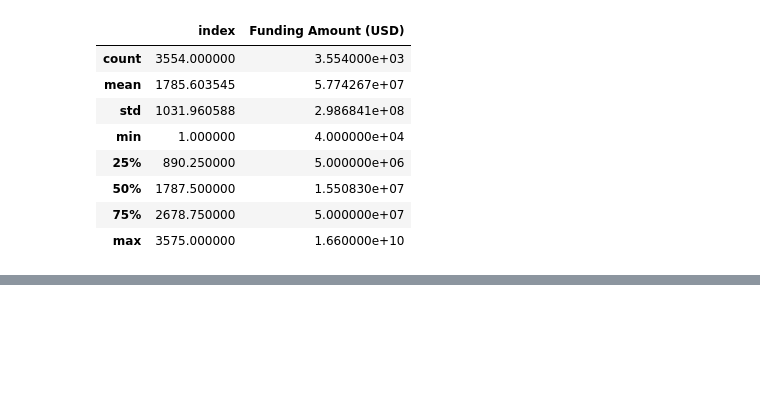
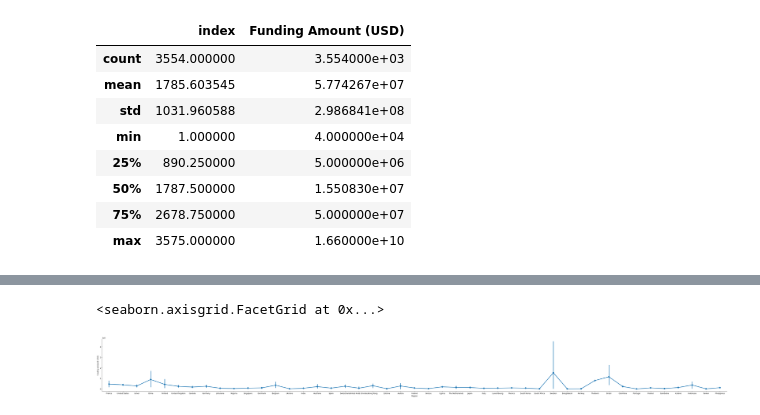
Before and after one commit to HazemAbutaha/Cluster-champs_final-project_dsml2021, a Jupyter notebook: TechCompanyFunding.ipynb, the cells around one changed output, grey strips where cells are left out. Saved outputs shown, nothing was run; the diff lists cells and outputs as text; code cells hidden in the pictures; blank space fills up the shorter version.

```diff
--- a/TechCompanyFunding.ipynb
+++ b/TechCompanyFunding.ipynb
@@ -133,0 +145,4 @@ techFundingDf.describe()
+# %%
+irreleventFeatures = ['index','Website','Funding Stage','Funding Date']
+techFundingDf = techFundingDf.drop(irreleventFeatures,axis=1,inplace=False)
+techFundingDf.info()
@@ -133,0 +161,4 @@ techFundingDf.describe()
+# %%
+# Take a sample of 700 indexs
+techFundingDf = techFundingDf[100:1100]
+techFundingDf.describe()
@@ -133,0 +219,9 @@ techFundingDf.describe()
+# %%
+sns.catplot(x='Region',
+            y='Funding Amount (USD)',
+            data=techFundingDf,
+            kind='point',
+            aspect=10)
+# %% [output]
+<seaborn.axisgrid.FacetGrid at 0x...>
+[figure, added]
```
Also changed, not shown: parts of 15 cells of this notebook.
